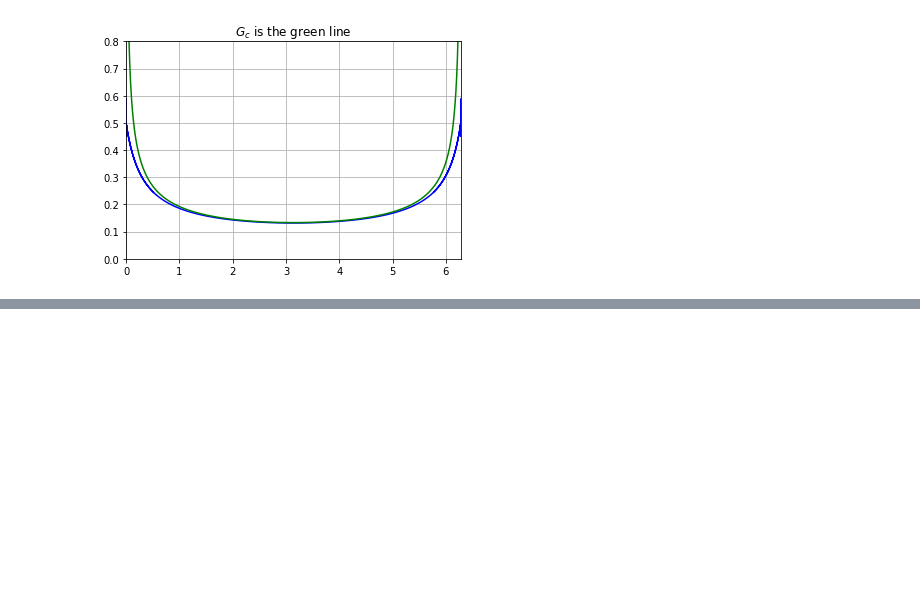
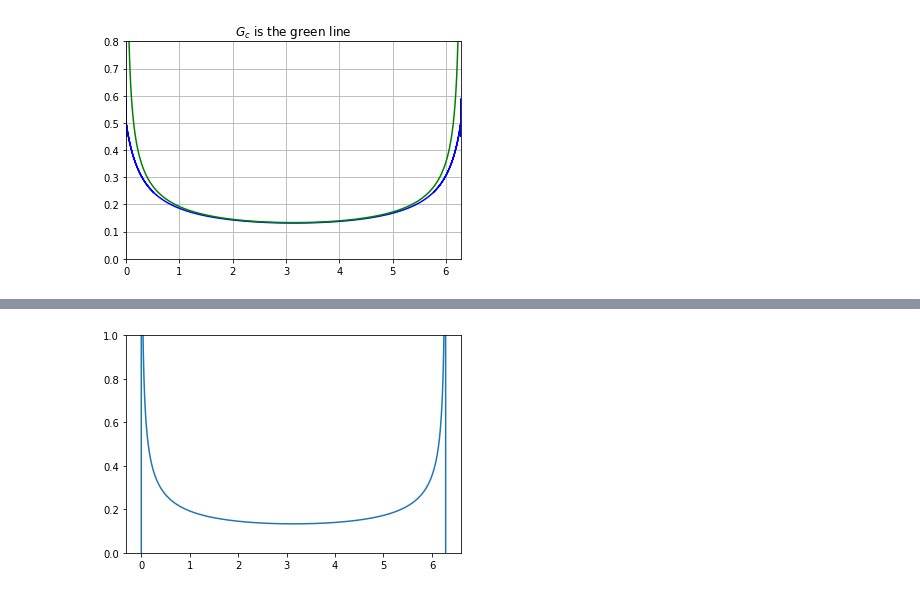
Before and after one commit to joeslei/MyMasterThesis, a Jupyter notebook: NumericalAnalysis/pythonFiles/SchwingerDyson/graphics.ipynb, the cells around one changed output, grey strips where cells are left out. Saved outputs shown, nothing was run; the diff lists cells and outputs as text; code cells hidden in the pictures; blank space fills up the shorter version.

```diff
--- a/NumericalAnalysis/pythonFiles/SchwingerDyson/graphics.ipynb
+++ b/NumericalAnalysis/pythonFiles/SchwingerDyson/graphics.ipynb
@@ -115,0 +263,26 @@ The two point function was convergent enough at cnt = 7
+# %%
+import numpy as np
+import matplotlib.pyplot as plt
+
+numOfParticles = 2 ** 15
+theta = [np.pi * k / numOfParticles for k in range(2 * numOfParticles + 1)]
+
+q = 4
+delta = 1.0 / q
+J = 50
+
+b = pow((0.5 - delta) * np.tan(np.pi * delta) / (J * J * np.pi), delta)
+
+conformalTwoPointFunc = []
+for k in range(len(theta)):
+    if k == 0 or k == len(theta) - 1:
+        conformalTwoPointFunc.append(0)
+    else:
+        component = b * pow(np.pi / np.sin(theta[k] * 0.5), 2 * delta)
+        conformalTwoPointFunc.append(component)
+
+plt.plot(theta, conformalTwoPointFunc)
+plt.ylim(0, 1)
+plt.show()
+# %% [output]
+[figure, added]
```
Also changed, not shown: parts of 1 cell of this notebook.
